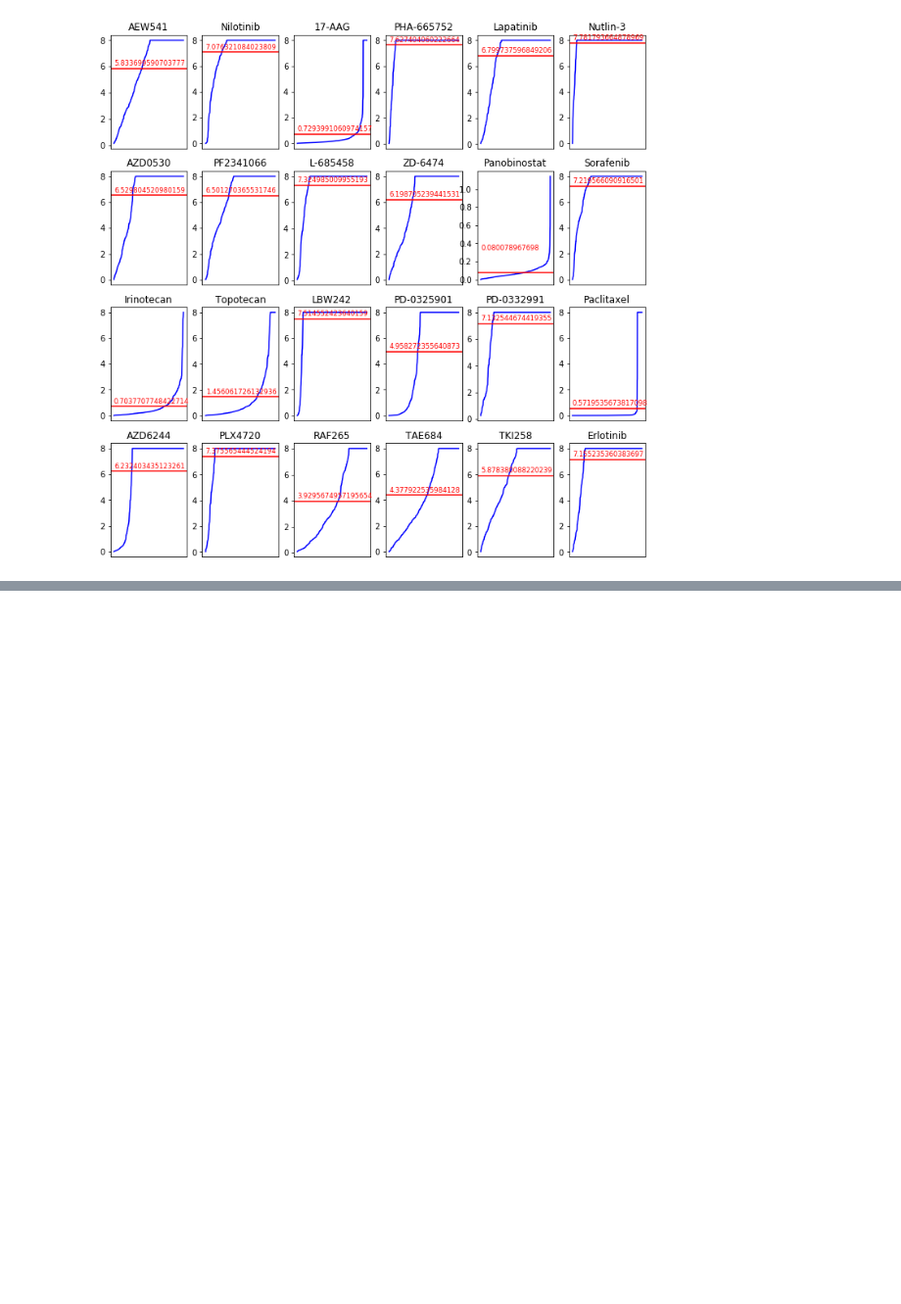
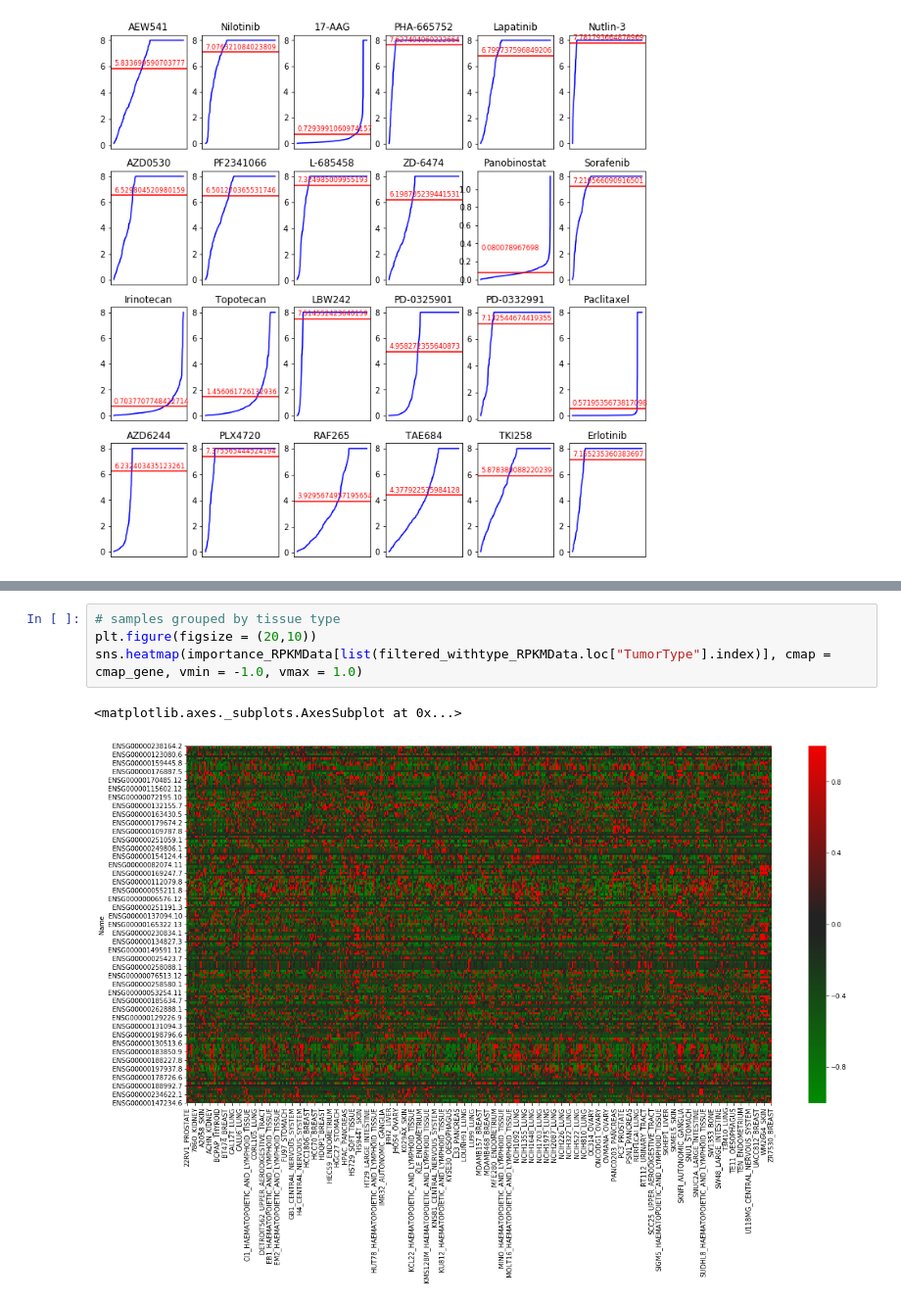
Before and after one commit to jeff-d-wang/Precision-Medicine-Notebook, a Jupyter notebook: index.ipynb, the cells around one changed output, grey strips where cells are left out. Shown at 98% size. Saved outputs shown, nothing was run; the diff lists cells and outputs as text; blank space fills up the shorter version.

```diff
--- a/index.ipynb
+++ b/index.ipynb
@@ -500,0 +423,7 @@ test_predictions = train_svm.predict(test_RPKM)
+# %%
+# samples grouped by tissue type
+plt.figure(figsize = (20,10))
+sns.heatmap(importance_RPKMData[list(filtered_withtype_RPKMData.loc["TumorType"].index)], cmap = cmap_gene, vmin = -1.0, vmax = 1.0)
+# %% [output]
+<matplotlib.axes._subplots.AxesSubplot at 0x...>
+[figure, added]
```
Also changed, not shown: parts of 44 cells of this notebook, 2 other files.
